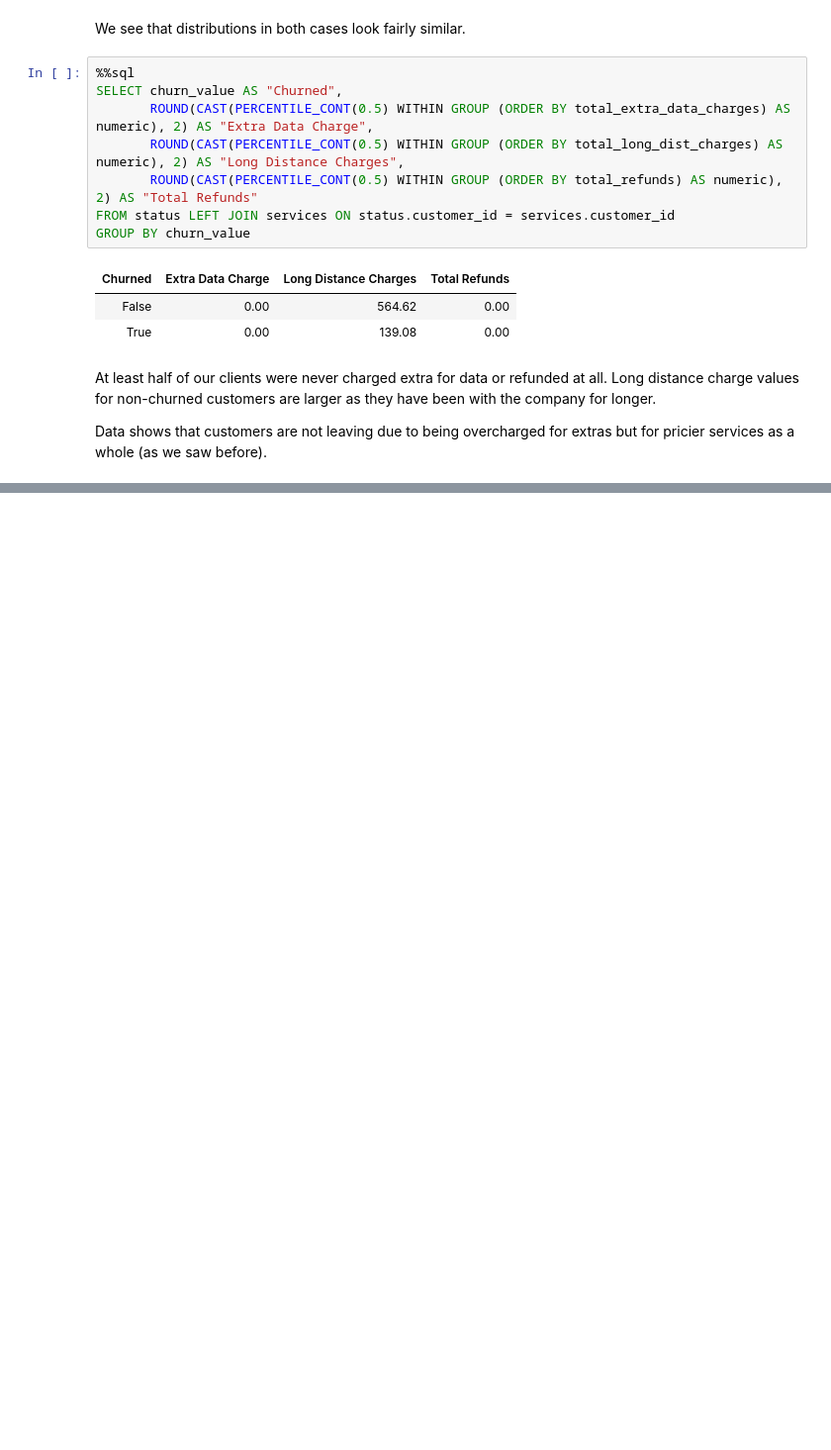
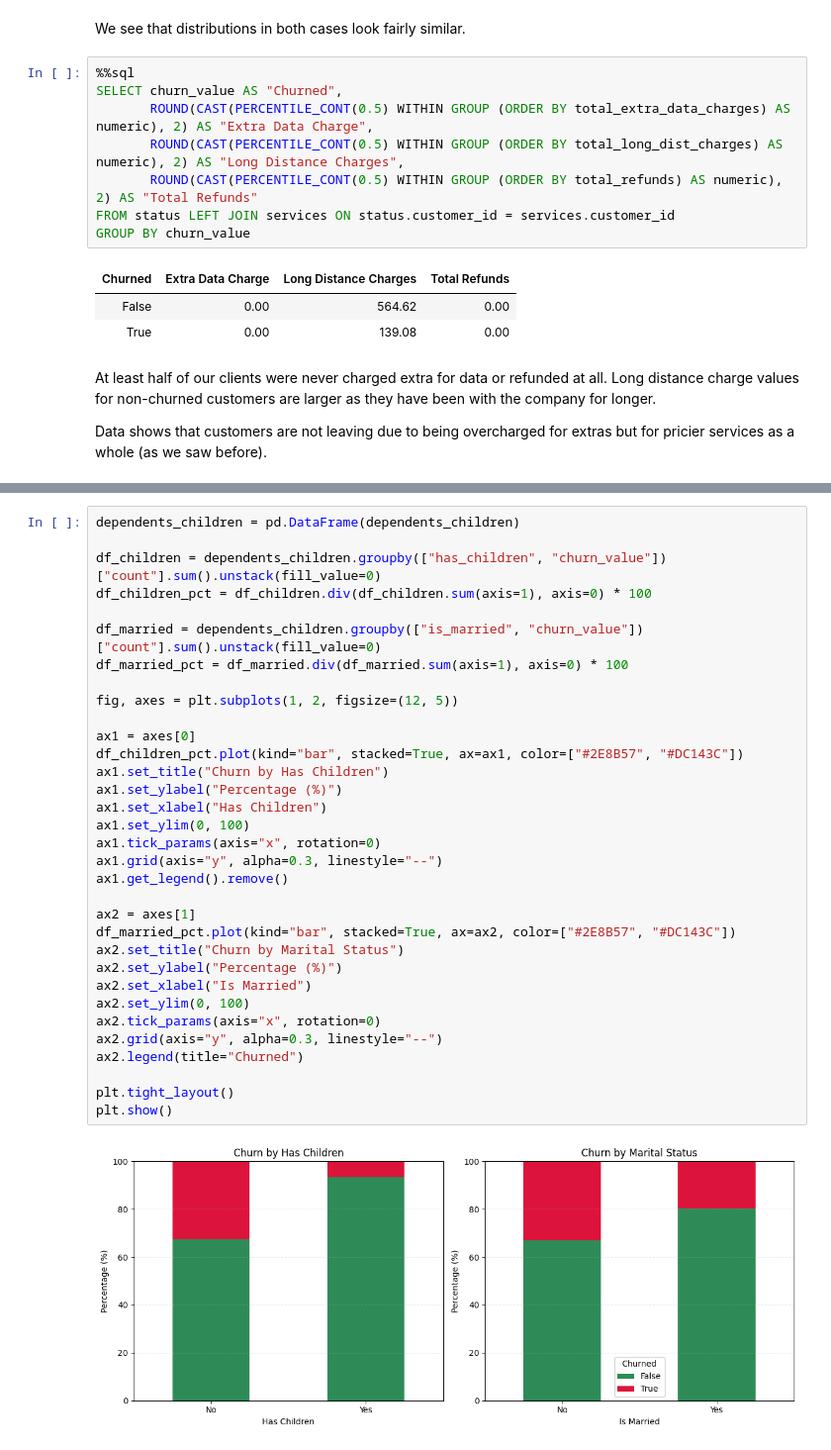
Before and after one commit to Mykolazaz/telco-churn-analysis, a Jupyter notebook: main.ipynb, the cells around one changed output, grey strips where cells are left out. Shown: that part at 99% size. Cells and saved outputs as stored; diff of their text form; blank space fills up the shorter version.

Commit message:
Additional churn rate analysis

```diff
--- a/main.ipynb
+++ b/main.ipynb
@@ -742,0 +808,35 @@ Data shows that customers are not leaving due to being overcharged for extras bu
+# %%
+dependents_children = pd.DataFrame(dependents_children)
+
+df_children = dependents_children.groupby(["has_children", "churn_value"])["count"].sum().unstack(fill_value=0)
+df_children_pct = df_children.div(df_children.sum(axis=1), axis=0) * 100
+
+df_married = dependents_children.groupby(["is_married", "churn_value"])["count"].sum().unstack(fill_value=0)
+df_married_pct = df_married.div(df_married.sum(axis=1), axis=0) * 100
+
+fig, axes = plt.subplots(1, 2, figsize=(12, 5))
+
+ax1 = axes[0]
+df_children_pct.plot(kind="bar", stacked=True, ax=ax1, color=["#2E8B57", "#DC143C"])
+ax1.set_title("Churn by Has Children")
+ax1.set_ylabel("Percentage (%)")
+ax1.set_xlabel("Has Children")
+ax1.set_ylim(0, 100)
+ax1.tick_params(axis="x", rotation=0)
+ax1.grid(axis="y", alpha=0.3, linestyle="--")
+ax1.get_legend().remove()
+
+ax2 = axes[1]
+df_married_pct.plot(kind="bar", stacked=True, ax=ax2, color=["#2E8B57", "#DC143C"])
+ax2.set_title("Churn by Marital Status")
+ax2.set_ylabel("Percentage (%)")
+ax2.set_xlabel("Is Married")
+ax2.set_ylim(0, 100)
+ax2.tick_params(axis="x", rotation=0)
+ax2.grid(axis="y", alpha=0.3, linestyle="--")
+ax2.legend(title="Churned")
+
+plt.tight_layout()
+plt.show()
+# %% [output]
+[figure, added]
```
Also changed, not shown: parts of 15 cells of this notebook.
